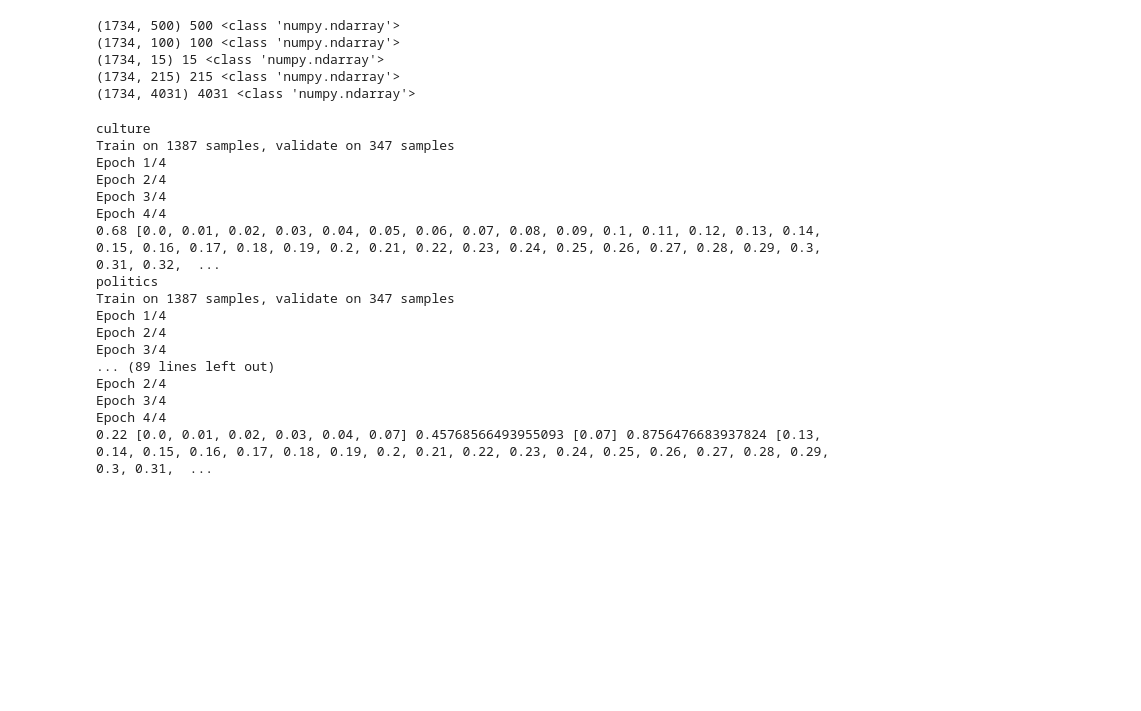
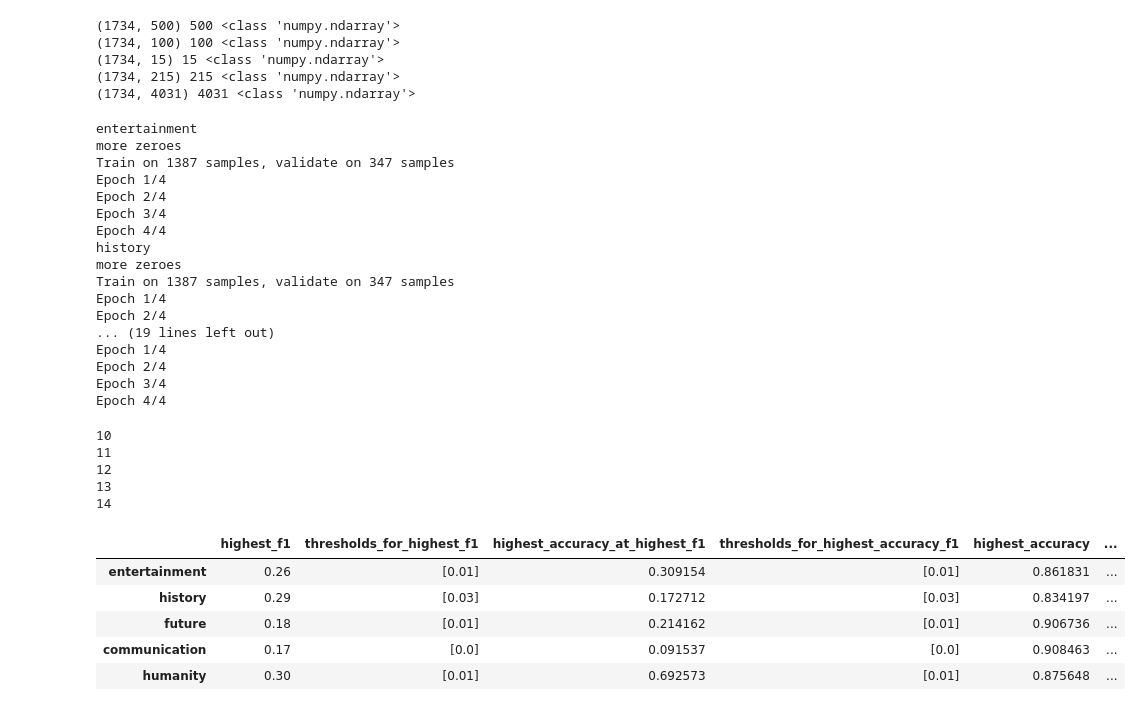
Before and after one commit to GlennChia/50_038_cds_project, a Jupyter notebook: notebooks/models/20_dl_binary_relevance_multi_headline_transcript_tm_ner_pos.ipynb, the cells around one changed output. Saved outputs shown, nothing was run; the diff lists cells and outputs as text; code cells hidden in the pictures; blank space fills up the shorter version.

```diff
--- a/notebooks/models/20_dl_binary_relevance_multi_headline_transcript_tm_ner_pos.ipynb
+++ b/notebooks/models/20_dl_binary_relevance_multi_headline_transcript_tm_ner_pos.ipynb
@@ -537,7 +657,7 @@ plot_model(model, to_file='model_plot_cnn_tm_ner_pos.png', show_shapes=True, sho
 # %%
 adam = optimizers.adam(lr=0.001)
-#model.compile(loss='binary_crossentropy', optimizer='adam', metrics=['acc'])
-model.compile(loss='binary_crossentropy', optimizer=adam, metrics=['acc'])
+model.compile(loss='binary_crossentropy', optimizer='adam', metrics=['acc'])
+# model.compile(loss='binary_crossentropy', optimizer=adam, metrics=[f1])
 # %%
 def get_tag(threshold, predictions):
     return [[1 if j > threshold else 0 for j in i.tolist()] for i in predictions]
@@ -708,30 +878,45 @@ def find_threshold(tag):
 # %%
 tag_results = {}
-for i in range(len(all_tags)):
+for i in range(10,15):
+# for i in range(1):
     tag = all_tags[i]
     print(tag)
-    train_y_tag = train_y[tag]
-    valid_y_tag = valid_y[tag]
-    history = model.fit([X_train_headline, X_train_transcripts, X_train_tm, X_train_ner_seq, X_train_pos_seq], train_y_tag, batch_size=32, epochs=4, verbose=1, validation_split=0.2)
-    predictions = model.predict([X_test_headline, X_test_transcripts, X_test_tm, X_test_ner_seq, X_train_pos_seq])
-    highest_f1,f1_i,highest_accuracy_f1,accuracy_f1_i,highest_accuracy,accuracy_i = get_threshold(tag,valid_y_tag,predictions)
-    print(highest_f1,f1_i,highest_accuracy_f1,accuracy_f1_i,highest_accuracy,accuracy_i)
-    tag_results[tag] = [highest_f1,f1_i,highest_accuracy_f1,accuracy_f1_i,highest_accuracy,accuracy_i]
+    highest_f1,f1_i,highest_accuracy_f1,accuracy_f1_i,highest_accuracy,accuracy_i,f1_metrics,accuracy_metrics = find_threshold(tag)
+    tag_results[tag] = [highest_f1,f1_i,highest_accuracy_f1,accuracy_f1_i,highest_accuracy,accuracy_i,f1_metrics,accuracy_metrics]
 # %% [output]
-culture
+entertainment
+more zeroes
 Train on 1387 samples, validate on 347 samples
 Epoch 1/4
 Epoch 2/4
 Epoch 3/4
 Epoch 4/4
-0.68 [0.0, 0.01, 0.02, 0.03, 0.04, 0.05, 0.06, 0.07, 0.08, 0.09, 0.1, 0.11, 0.12, 0.13, 0.14, 0.15, 0.16, 0.17, 0.18, 0.19, 0.2, 0.21, 0.22, 0.23, 0.24, 0.25, 0.26, 0.27, 0.28, 0.29, 0.3, 0.31, 0.32,  ...
-politics
+history
+more zeroes
 Train on 1387 samples, validate on 347 samples
 Epoch 1/4
 Epoch 2/4
-Epoch 3/4
-... (89 lines left out)
+... (19 lines left out)
+Epoch 1/4
 Epoch 2/4
 Epoch 3/4
 Epoch 4/4
-0.22 [0.0, 0.01, 0.02, 0.03, 0.04, 0.07] 0.45768566493955093 [0.07] 0.8756476683937824 [0.13, 0.14, 0.15, 0.16, 0.17, 0.18, 0.19, 0.2, 0.21, 0.22, 0.23, 0.24, 0.25, 0.26, 0.27, 0.28, 0.29, 0.3, 0.31,  ...
+# %%
+for i in range(10,15):
+    print(i)
+# %% [output]
+10
+11
+12
+13
+14
+# %%
+results5 = pd.DataFrame.from_dict(tag_results, orient='index', columns=['highest_f1', 'thresholds_for_highest_f1', 'highest_accuracy_at_highest_f1', 'thresholds_for_highest_accuracy_f1','highest_accuracy','threshold_for_highest_accuracy_i', 'highest_f1_confusion_metrics', 'highest_accuracy_confusion_metrics'])
+results5
+# %% [output]
+|  | highest_f1 | thresholds_for_highest_f1 | highest_accuracy_at_highest_f1 | thresholds_for_highest_accuracy_f1 | highest_accuracy | ... |
+| entertainment | 0.26 | [0.01] | 0.309154 | [0.01] | 0.861831 | ... |
+| history | 0.29 | [0.03] | 0.172712 | [0.03] | 0.834197 | ... |
+| future | 0.18 | [0.01] | 0.214162 | [0.01] | 0.906736 | ... |
+| communication | 0.17 | [0.0] | 0.091537 | [0.0] | 0.908463 | ... |
+| humanity | 0.30 | [0.01] | 0.692573 | [0.01] | 0.875648 | ... |
```
Also changed, not shown: parts of 32 cells of this notebook, 15 other files.
